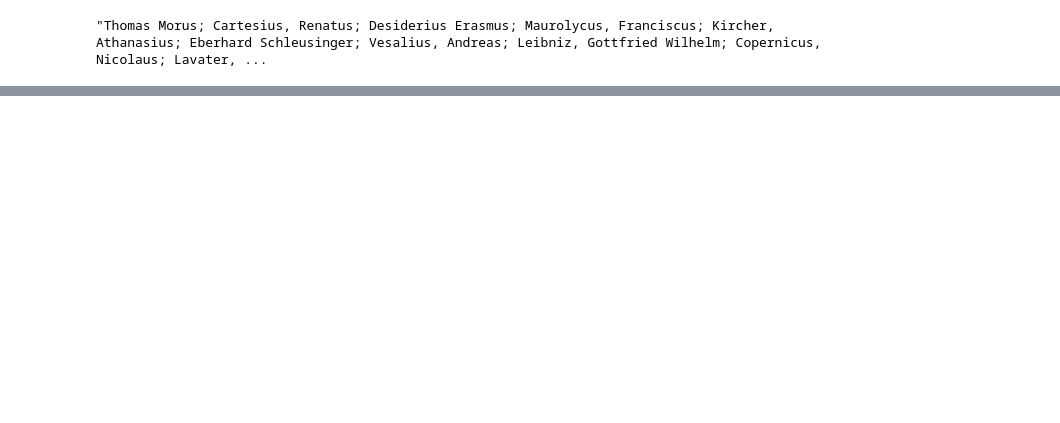
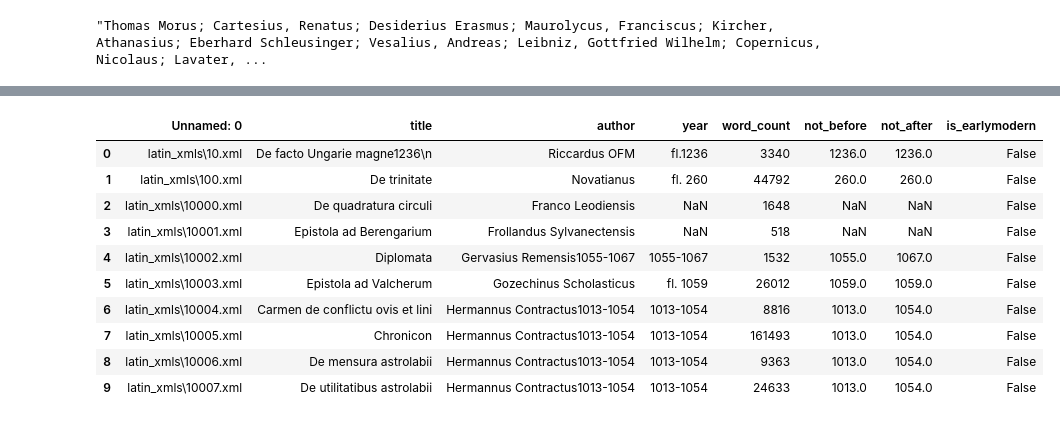
Before and after one commit to CCS-ZCU/noscemus_ETF, a Jupyter notebook: scripts/corpus-corporum-test.ipynb, the cells around one changed output, grey strips where cells are left out. Saved outputs shown, nothing was run; the diff lists cells and outputs as text; code cells hidden in the pictures; blank space fills up the shorter version.

```diff
--- a/scripts/corpus-corporum-test.ipynb
+++ b/scripts/corpus-corporum-test.ipynb
@@ -128,2 +179,18 @@ ax.set_yticklabels([str(el) + "M" for el in range(10, 60, 10)])
 # %%
 fig.savefig("../figures/corpus-corporum_tempdist.png")
+# %%
+cc_raw.drop("random_dates", axis=1, inplace=True)
+# %%
+cc_raw.head(10)
+# %% [output]
+|  | Unnamed: 0 | title | author | year | word_count | not_before | not_after | is_earlymodern |
+| 0 | latin_xmls\10.xml | De facto Ungarie magne1236\n | Riccardus OFM | fl.1236 | 3340 | 1236.0 | 1236.0 | False |
+| 1 | latin_xmls\100.xml | De trinitate | Novatianus | fl. 260 | 44792 | 260.0 | 260.0 | False |
+| 2 | latin_xmls\10000.xml | De quadratura circuli | Franco Leodiensis | NaN | 1648 | NaN | NaN | False |
+| 3 | latin_xmls\10001.xml | Epistola ad Berengarium | Frollandus Sylvanectensis | NaN | 518 | NaN | NaN | False |
+| 4 | latin_xmls\10002.xml | Diplomata | Gervasius Remensis1055-1067 | 1055-1067 | 1532 | 1055.0 | 1067.0 | False |
+| 5 | latin_xmls\10003.xml | Epistola ad Valcherum | Gozechinus Scholasticus | fl. 1059 | 26012 | 1059.0 | 1059.0 | False |
+| 6 | latin_xmls\10004.xml | Carmen de conflictu ovis et lini | Hermannus Contractus1013-1054 | 1013-1054 | 8816 | 1013.0 | 1054.0 | False |
+| 7 | latin_xmls\10005.xml | Chronicon | Hermannus Contractus1013-1054 | 1013-1054 | 161493 | 1013.0 | 1054.0 | False |
+| 8 | latin_xmls\10006.xml | De mensura astrolabii | Hermannus Contractus1013-1054 | 1013-1054 | 9363 | 1013.0 | 1054.0 | False |
+| 9 | latin_xmls\10007.xml | De utilitatibus astrolabii | Hermannus Contractus1013-1054 | 1013-1054 | 24633 | 1013.0 | 1054.0 | False |
```
Also changed, not shown: parts of 14 cells of this notebook, 3 other files.
